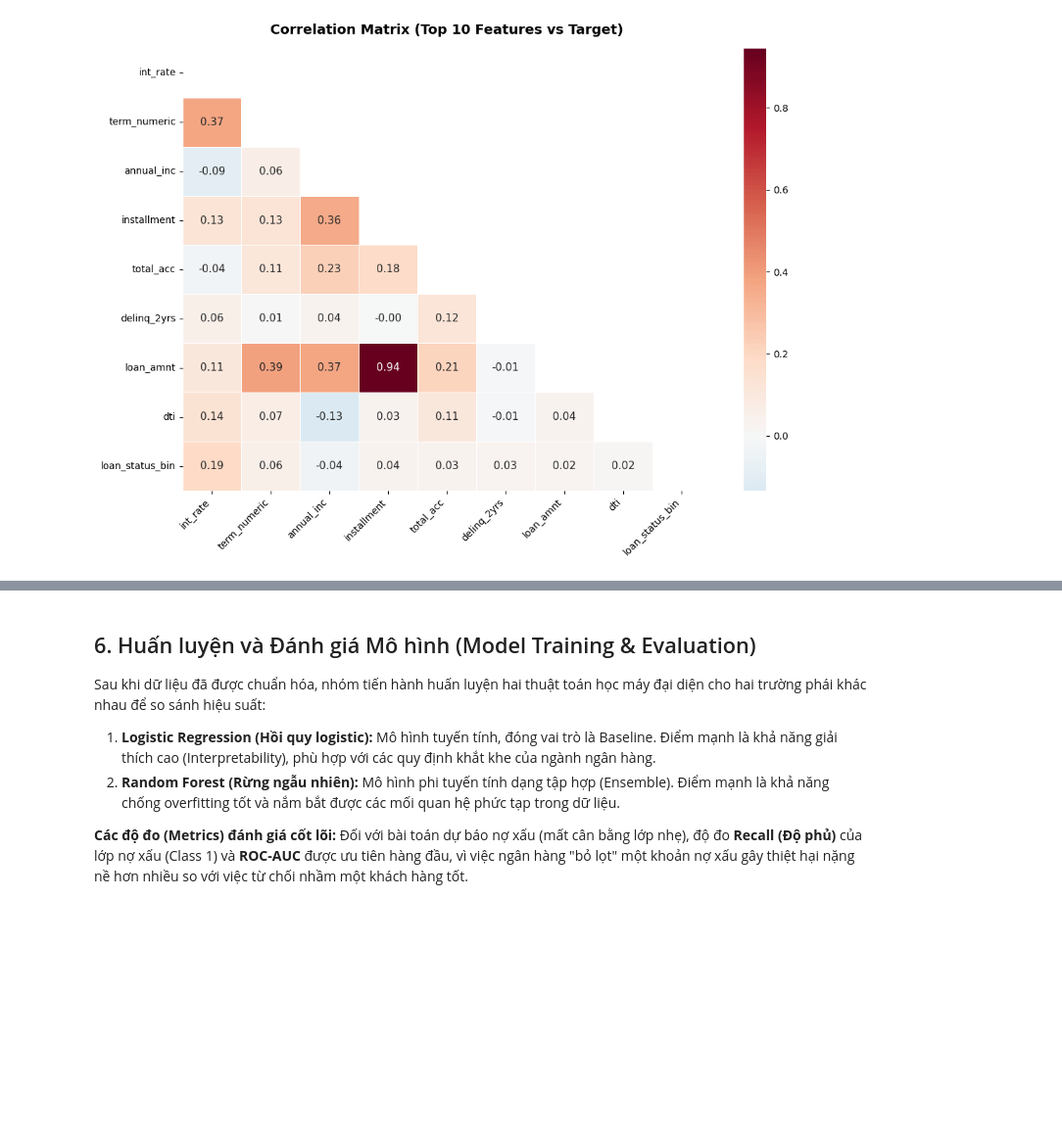
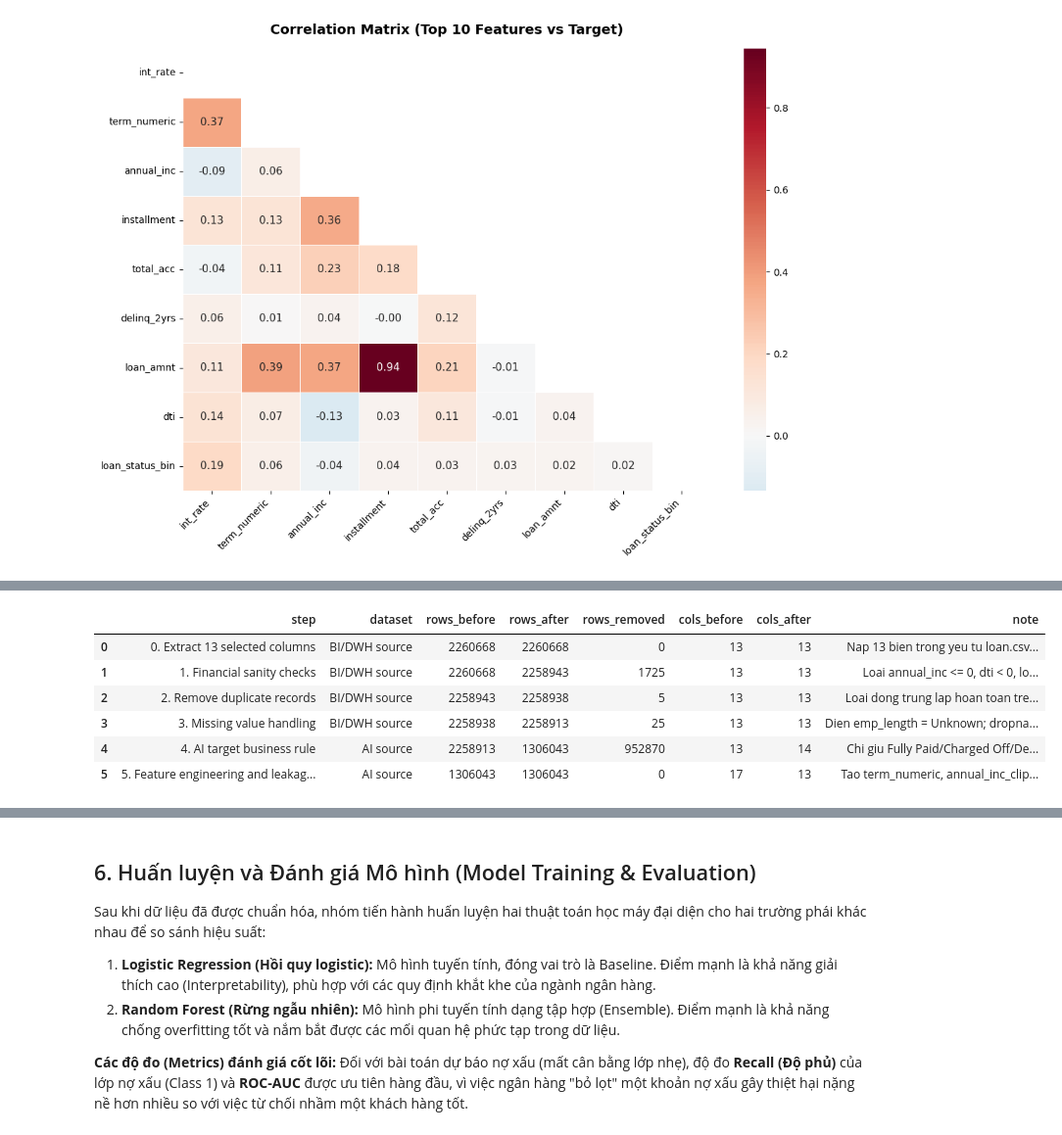
Before and after one commit to duyhoangdev/Credit_predict, a Jupyter notebook: notebooks/02_ETL_and_Model_Traing.ipynb, the cells around one changed output, grey strips where cells are left out. Shown at 98% size. Cells and saved outputs as stored; diff of their text form; code cells hidden in the pictures; blank space fills up the shorter version.

```diff
--- a/notebooks/02_ETL_and_Model_Traing.ipynb
+++ b/notebooks/02_ETL_and_Model_Traing.ipynb
@@ -505,13 +532,39 @@ Du lieu duoc tach thanh 2 nhanh ro rang theo nghiep vu:
 # %%
 # ==============================================================================
-# CELL 3.1: THUC THI LAM SACH VA BIEN DOI DU LIEU
+# CELL 3.1: ETL, TRANSFORMATION VA BUSINESS LOGIC
 # ==============================================================================
 import pandas as pd
+from pathlib import Path
+
+base_dir = Path.cwd().parents[0] if Path.cwd().name == 'notebooks' else Path.cwd()
+processed_dir = base_dir / 'data' / 'processed'
+processed_dir.mkdir(parents=True, exist_ok=True)
+
+etl_summary_rows = []
+
+def log_etl_step(step, dataset, before_shape, after_shape, note):
+    etl_summary_rows.append({
+        'step': step,
+        'dataset': dataset,
+        'rows_before': before_shape[0],
+        'rows_after': after_shape[0],
+        'rows_removed': before_shape[0] - after_shape[0],
+        'cols_before': before_shape[1],
+        'cols_after': after_shape[1],
+        'note': note
+    })
 
 print("⏳ Dang tien hanh lam sach du lieu (Full Dataset)...")
 
 # 0. Tao nhanh BI (giu Current)
 df_bi = df.copy()
+log_etl_step(
+    '0. Extract 13 selected columns',
+    'BI/DWH source',
+    df.shape,
+    df_bi.shape,
+    'Nap 13 bien trong yeu tu loan.csv de toi uu bo nho va phuc vu ETL/AI.'
+)
 
 # 1. XU LY LOI LOGIC TAI CHINH
 sanity_cols = [c for c in ['annual_inc', 'dti', 'loan_amnt', 'installment'] if c in df_bi.columns]
@@ -528,21 +581,50 @@ if 'loan_amnt' in df_bi.columns:
     mask &= df_bi['loan_amnt'] > 0
 if 'installment' in df_bi.columns:
     mask &= df_bi['installment'] > 0
+before_logic_shape = (before, df_bi.shape[1])
 df_bi = df_bi[mask].copy()
 print(f"[-] Da loai bo {before - len(df_bi)} dong co loi logic tai chinh.")
+log_etl_step(
+    '1. Financial sanity checks',
+    'BI/DWH source',
+    before_logic_shape,
+    df_bi.shape,
+    'Loai annual_inc <= 0, dti < 0, loan_amnt <= 0, installment <= 0.'
+)
 
-# 2. XU LY KHUYET THIEU (MISSING VALUES)
+# 2. LOAI BO BAN GHI TRUNG LAP (DUPLICATE RECORDS)
+before_dup_shape = df_bi.shape
+df_bi = df_bi.drop_duplicates().copy()
+print(f"[-] Da loai bo {before_dup_shape[0] - len(df_bi)} dong trung lap hoan toan tren 13 bien trong yeu.")
+log_etl_step(
+    '2. Remove duplicate records',
+    'BI/DWH source',
+    before_dup_shape,
+    df_bi.shape,
+    'Loai dong trung lap hoan toan tren 13 bien trong yeu.'
+)
+
+# 3. XU LY KHUYET THIEU (MISSING VALUES)
 if 'emp_length' in df_bi.columns:
     df_bi['emp_length'] = df_bi['emp_length'].fillna('Unknown')
 
 essential_cols_to_drop_na = ['dti', 'annual_inc', 'delinq_2yrs', 'total_acc']
 existing_drop_na = [c for c in essential_cols_to_drop_na if c in df_bi.columns]
+before_missing_shape = df_bi.shape
 if existing_drop_na:
     df_bi = df_bi.dropna(subset=existing_drop_na)
 print(f"[-] Da xu ly Missing Values. Kich thuoc hien tai: {df_bi.shape}")
+log_etl_step(
+    '3. Missing value handling',
+    'BI/DWH source',
+    before_missing_shape,
+    df_bi.shape,
+    'Dien emp_length = Unknown; dropna tren dti, annual_inc, delinq_2yrs, total_acc.'
+)
 
-# 3. TAO NHANH AI (CHI GIU HO SO DA DONG)
+# 4. TAO NHANH AI (CHI GIU HO SO DA DONG)
 df_clean = df_bi.copy()
+before_ai_shape = df_clean.shape
 if 'loan_status' in df_clean.columns:
     good_statuses = ['Fully Paid', 'Does not meet the credit policy. Status:Fully Paid']
     bad_statuses = ['Charged Off', 'Default', 'Does not meet the credit policy. Status:Charged Off']
@@ -552,8 +634,15 @@ if 'loan_status' in df_clean.columns:
 else:
     raise KeyError("Khong tim thay cot loan_status trong du lieu")
 print(f"[-] AI chi giu ho so da dong: {df_clean.shape}")
+log_etl_step(
+    '4. AI target business rule',
+    'AI source',
+    before_ai_shape,
+    df_clean.shape,
+    'Chi giu Fully Paid/Charged Off/Default va credit-policy closed statuses; tao loan_status_bin.'
+)
 
-# 4. FEATURE ENGINEERING (CHI AP DUNG CHO AI)
+# 5. FEATURE ENGINEERING (CHI AP DUNG CHO AI)
 if 'term' in df_clean.columns:
     df_clean['term_numeric'] = df_clean['term'].str.extract(r'(\d+)').astype(float)
 
@@ -565,15 +654,16 @@ if 'dti' in df_clean.columns:
     DTI_P99 = df_clean['dti'].quantile(0.99)
     df_clean['dti_clipped'] = df_clean['dti'].clip(upper=DTI_P99)
 
-# 5. DON DEP VA LOAI BO CAC BIEN DU THUA
+# 6. DON DEP VA LOAI BO CAC BIEN DU THUA
 # installment co tuong quan rat cao voi loan_amnt/term/int_rate
+before_feature_shape = df_clean.shape
 cols_to_drop = ['installment', 'term', 'annual_inc', 'dti']
 existing_cols_to_drop = [c for c in cols_to_drop if c in df_clean.columns]
 if existing_cols_to_drop:
     df_clean.drop(columns=existing_cols_to_drop, inplace=True)
     print(f"[-] Da loai bo cac bien du thua/chua clipped: {existing_cols_to_drop}")
 
-# 5b. LOAI BO CAC BIEN GAY DATA LEAKAGE (neu co)
+# 6b. LOAI BO CAC BIEN GAY DATA LEAKAGE (neu co)
 leakage_cols = [
     'recoveries',
     'collection_recovery_fee',
@@ -593,6 +683,20 @@ if existing_leakage:
     df_clean.drop(columns=existing_leakage, inplace=True)
     print(f"[-] Da loai bo bien gay data leakage: {existing_leakage}")
 
+log_etl_step(
+    '5. Feature engineering and leakage control',
+    'AI source',
+    before_feature_shape,
+    df_clean.shape,
+    'Tao term_numeric, annual_inc_clipped, dti_clipped; loai bien du thua va data leakage.'
+)
+
+etl_summary_df = pd.DataFrame(etl_summary_rows)
+etl_summary_path = processed_dir / 'etl_summary.csv'
+etl_summary_df.to_csv(etl_summary_path, index=False)
+print(f"[-] Da luu ETL summary log: {etl_summary_path}")
+display(etl_summary_df)
+
 print("==========================================================")
 print("✅ QUA TRINH LAM SACH HOAN TAT!")
 print(f"Kich thuoc BI: {df_bi.shape}")
@@ -609,0 +712,7 @@ Kich thuoc AI (chi ho so da dong): (1306044, 13)
+|  | step | dataset | rows_before | rows_after | rows_removed | cols_before | cols_after | note |
+| 0 | 0. Extract 13 selected columns | BI/DWH source | 2260668 | 2260668 | 0 | 13 | 13 | Nap 13 bien trong yeu tu loan.csv... |
+| 1 | 1. Financial sanity checks | BI/DWH source | 2260668 | 2258943 | 1725 | 13 | 13 | Loai annual_inc <= 0, dti < 0, lo... |
+| 2 | 2. Remove duplicate records | BI/DWH source | 2258943 | 2258938 | 5 | 13 | 13 | Loai dong trung lap hoan toan tre... |
+| 3 | 3. Missing value handling | BI/DWH source | 2258938 | 2258913 | 25 | 13 | 13 | Dien emp_length = Unknown; dropna... |
+| 4 | 4. AI target business rule | AI source | 2258913 | 1306043 | 952870 | 13 | 14 | Chi giu Fully Paid/Charged Off/De... |
+| 5 | 5. Feature engineering and leakag... | AI source | 1306043 | 1306043 | 0 | 17 | 13 | Tao term_numeric, annual_inc_clip... |
```
Also changed, not shown: parts of 18 cells of this notebook, 38 other files.
